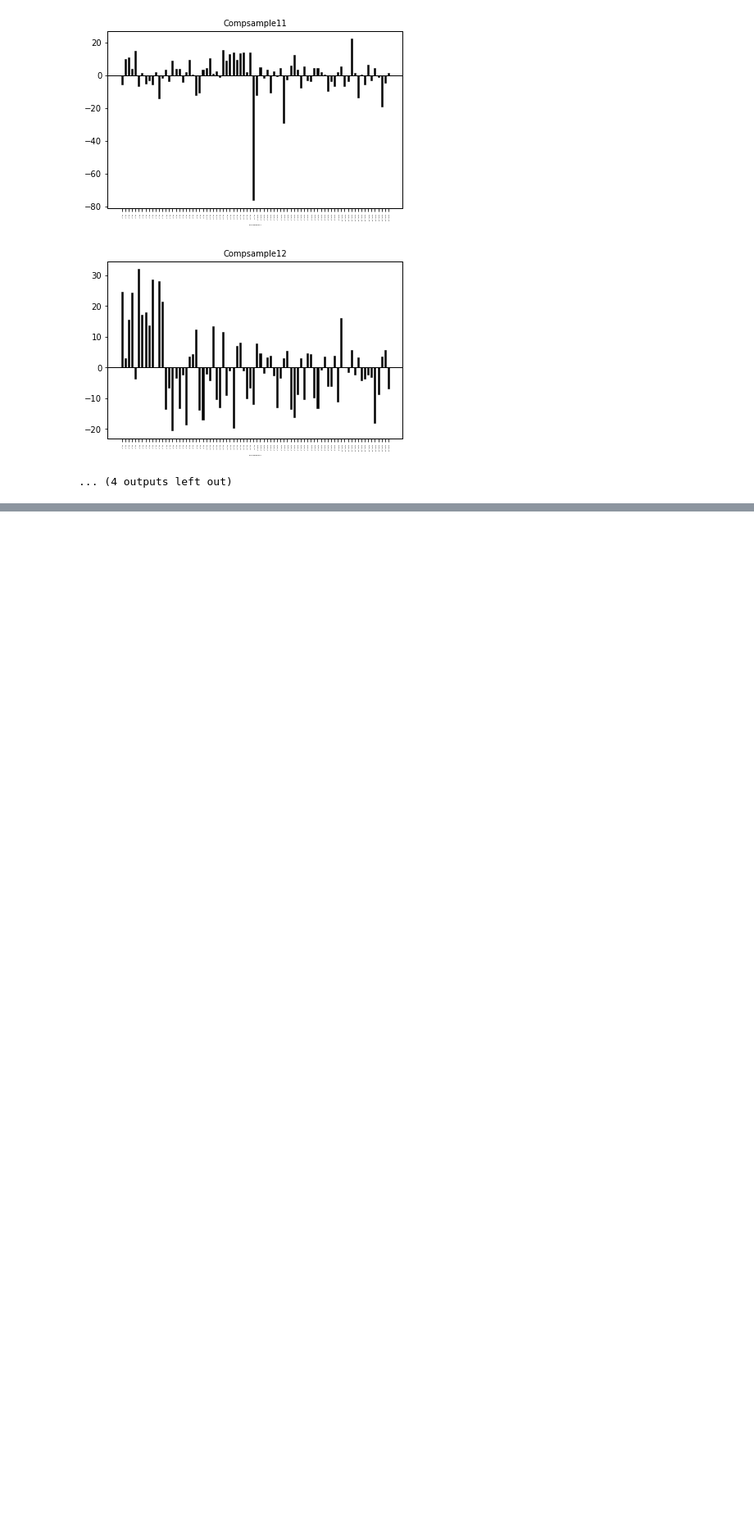
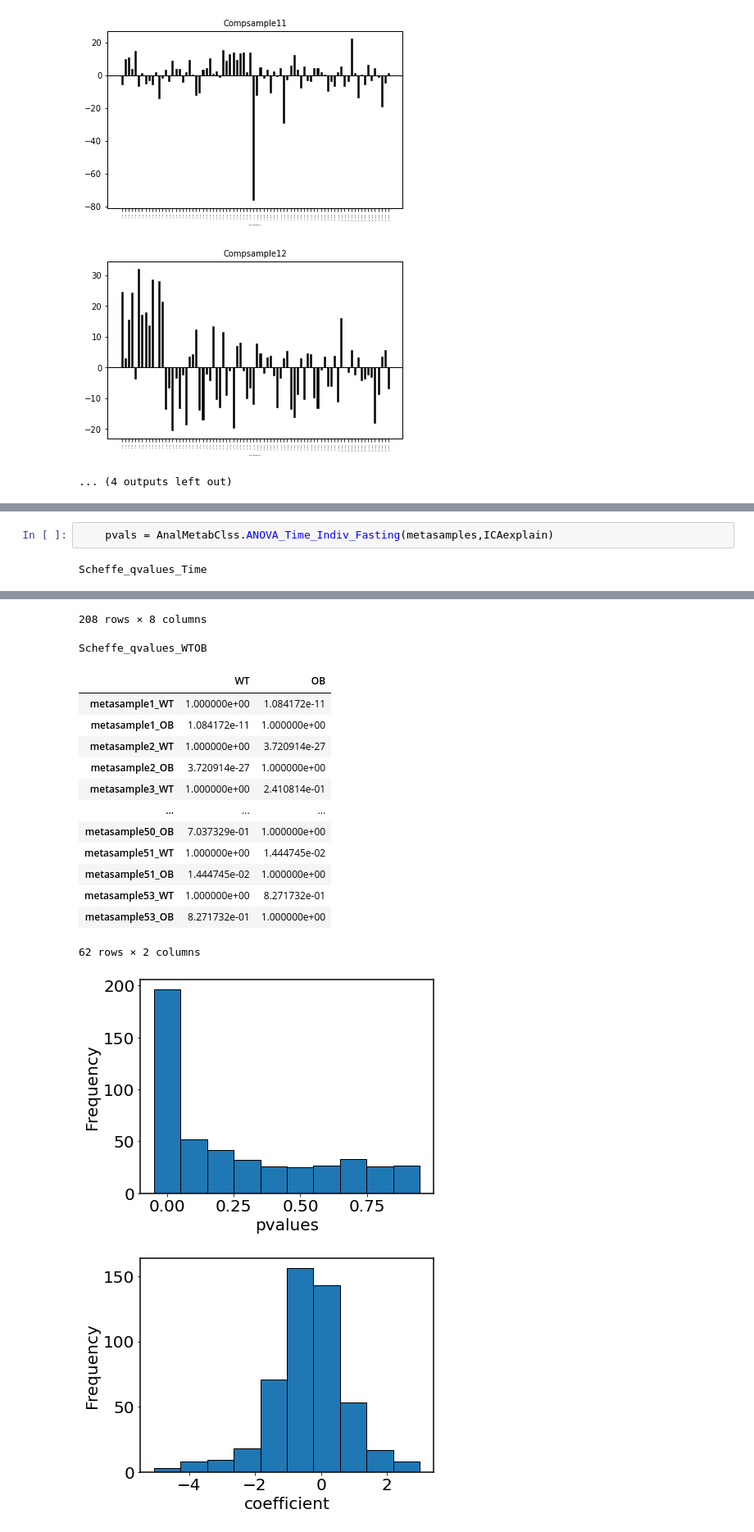
Before and after one commit to sfujita0601/ICA, a Jupyter notebook: notebooks/ICA_FastingmiceTrans.ipynb, the cells around one changed output, grey strips where cells are left out. Shown at 82% size. Drawn from its saved outputs; the diff is of its cells as text; blank space fills up the shorter version.

```diff
--- a/notebooks/ICA_FastingmiceTrans.ipynb
+++ b/notebooks/ICA_FastingmiceTrans.ipynb
@@ -265,0 +427,4 @@ Scheffe_qvalues_WTOB
+# %%
+    pvals = AnalMetabClss.ANOVA_Time_Indiv_Fasting(metasamples,ICAexplain)
+# %% [output]
+Scheffe_qvalues_Time
@@ -265,0 +443,17 @@ Scheffe_qvalues_WTOB
+208 rows × 8 columns
+Scheffe_qvalues_WTOB
+|  | WT | OB |
+| metasample1_WT | 1.000000e+00 | 1.084172e-11 |
+| metasample1_OB | 1.084172e-11 | 1.000000e+00 |
+| metasample2_WT | 1.000000e+00 | 3.720914e-27 |
+| metasample2_OB | 3.720914e-27 | 1.000000e+00 |
+| metasample3_WT | 1.000000e+00 | 2.410814e-01 |
+| ... | ... | ... |
+| metasample50_OB | 7.037329e-01 | 1.000000e+00 |
+| metasample51_WT | 1.000000e+00 | 1.444745e-02 |
+| metasample51_OB | 1.444745e-02 | 1.000000e+00 |
+| metasample53_WT | 1.000000e+00 | 8.271732e-01 |
+| metasample53_OB | 8.271732e-01 | 1.000000e+00 |
+62 rows × 2 columns
+[figure, added]
+[figure, added]
```
Also changed, not shown: parts of 38 cells of this notebook, 1 other file.
